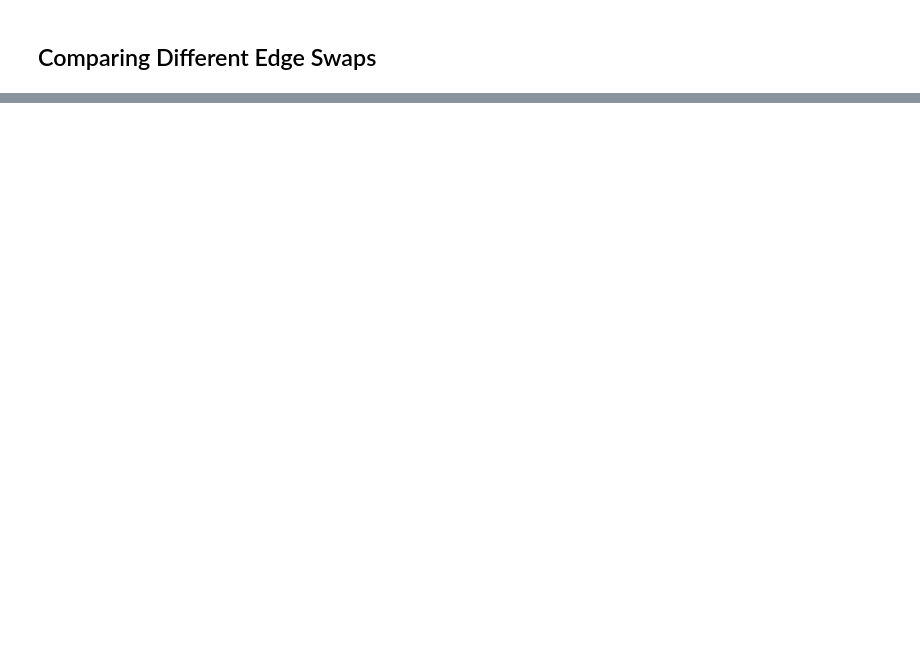
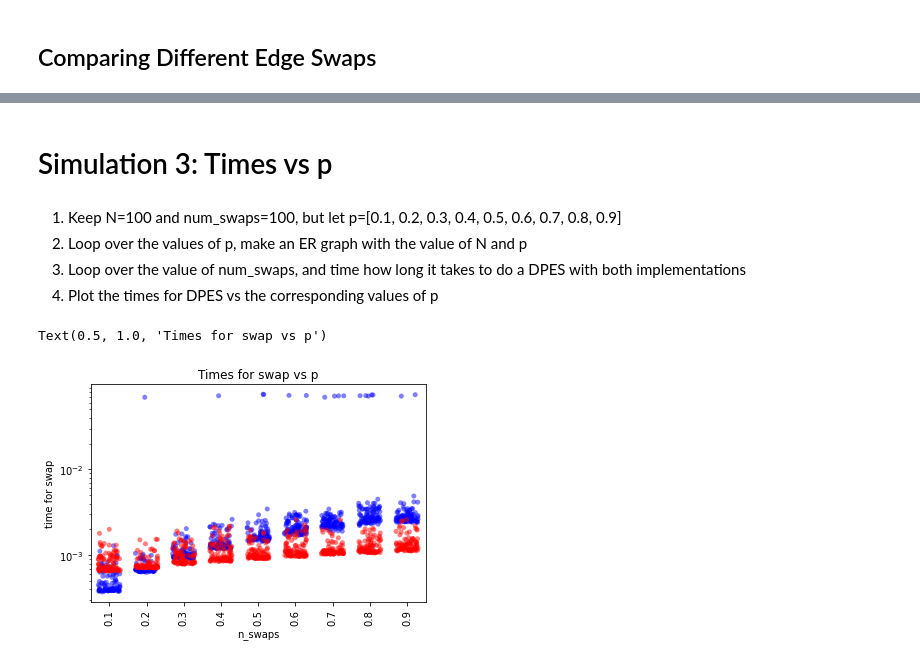
Before and after one commit to neurodata/kareef-notebooks, a Jupyter notebook: docs/compare_swap_times.ipynb, the cells around one changed output, grey strips where cells are left out. Drawn from its saved outputs; the diff is of its cells as text; code cells hidden in the pictures; blank space fills up the shorter version.

```diff
--- a/docs/compare_swap_times.ipynb
+++ b/docs/compare_swap_times.ipynb
@@ -180,0 +99,7 @@ Text(0.5, 1.0, 'Times for swap vs n_verts')
+# %%
+N = 100
+num_swaps = [10, 100, 1000, 10000]
+p = 0.3
+n_swaps = []
+time_edge_swap = []
+time_scipy_swap = []
@@ -180,0 +172,14 @@ Text(0.5, 1.0, 'Times for swap vs n_verts')
+# %% [markdown]
+# Simulation 3: Times vs p
+# %% [markdown]
+1. Keep N=100 and num_swaps=100, but let p=[0.1, 0.2, 0.3, 0.4, 0.5, 0.6, 0.7, 0.8, 0.9]
+2. Loop over the values of p, make an ER graph with the value of N and p
+3. Loop over the value of num_swaps, and time how long it takes to do a DPES with both implementations
+4. Plot the times for DPES vs the corresponding values of p
+# %%
+N = 100
+num_swaps = 100
+prob_values = [0.1, 0.2, 0.3, 0.4, 0.5, 0.6, 0.7, 0.8, 0.9]
+p_array = []
+time_edge_swap = []
+time_scipy_swap = []
@@ -180,0 +219,33 @@ Text(0.5, 1.0, 'Times for swap vs n_verts')
+# %%
+time_simple_dict = {"time_simple_swap": time_edge_swap, "p_array": p_array}
+df_simple_swap = pd.DataFrame(data = time_simple_dict)
+# %%
+time_scipy_dict = {"time_scipy_swap": time_scipy_swap, "p_array": p_array}
+df_scipy_swap = pd.DataFrame(data = time_scipy_dict)
+# %%
+ax1 = sns.stripplot(data=df_simple_swap,
+    x="p_array",
+    y="time_simple_swap",
+    jitter = 0.3,
+    alpha = 0.5,
+    size=5,
+    color='blue'
+)
+
+ax2 = sns.stripplot(data=df_scipy_swap,
+    x="p_array",
+    y="time_scipy_swap",
+    jitter = 0.3,
+    alpha = 0.5,
+    size=5,
+    color= 'red'
+)
+
+ax1.set_yscale('log')
+plt.xticks(rotation='vertical')
+plt.xlabel('n_swaps')
+plt.ylabel('time for swap')
+plt.title("Times for swap vs p")
+# %% [output]
+Text(0.5, 1.0, 'Times for swap vs p')
+[figure, added]
```
Also changed, not shown: parts of 16 cells of this notebook.
